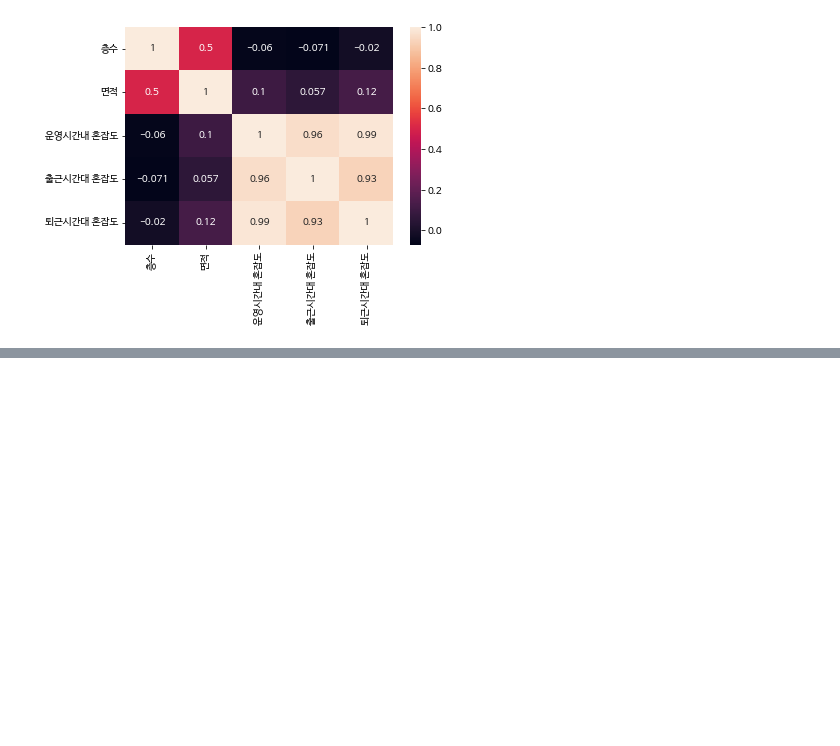
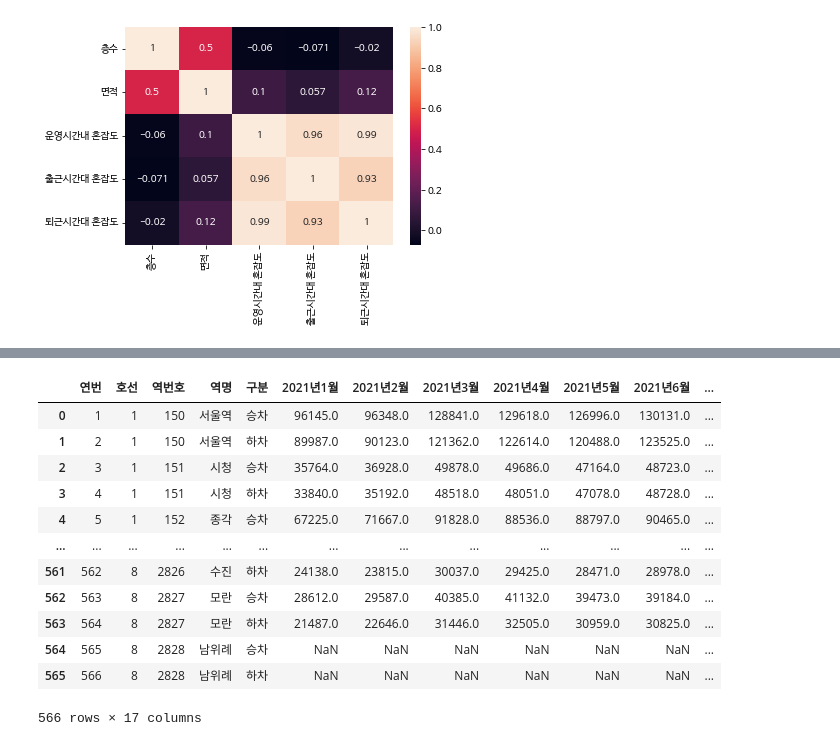
Before and after one commit to HyunJW/Subway_Analystic, a Jupyter notebook: 역사건축정보+혼잡도분석.ipynb, the cells around one changed output, grey strips where cells are left out. Saved outputs shown, nothing was run; the diff lists cells and outputs as text; code cells hidden in the pictures; blank space fills up the shorter version.

```diff
--- a/역사건축정보+혼잡도분석.ipynb
+++ b/역사건축정보+혼잡도분석.ipynb
@@ -412,0 +447,17 @@ plt.show()
+# %%
+df3=pd.read_csv("/content/역별 월별 노인 승하차인원_20211231.csv", encoding="cp949")
+df3
+# %% [output]
+|  | 연번 | 호선 | 역번호 | 역명 | 구분 | 2021년1월 | 2021년2월 | 2021년3월 | 2021년4월 | 2021년5월 | 2021년6월 | ... |
+| 0 | 1 | 1 | 150 | 서울역 | 승차 | 96145.0 | 96348.0 | 128841.0 | 129618.0 | 126996.0 | 130131.0 | ... |
+| 1 | 2 | 1 | 150 | 서울역 | 하차 | 89987.0 | 90123.0 | 121362.0 | 122614.0 | 120488.0 | 123525.0 | ... |
+| 2 | 3 | 1 | 151 | 시청 | 승차 | 35764.0 | 36928.0 | 49878.0 | 49686.0 | 47164.0 | 48723.0 | ... |
+| 3 | 4 | 1 | 151 | 시청 | 하차 | 33840.0 | 35192.0 | 48518.0 | 48051.0 | 47078.0 | 48728.0 | ... |
+| 4 | 5 | 1 | 152 | 종각 | 승차 | 67225.0 | 71667.0 | 91828.0 | 88536.0 | 88797.0 | 90465.0 | ... |
+| ... | ... | ... | ... | ... | ... | ... | ... | ... | ... | ... | ... | ... |
+| 561 | 562 | 8 | 2826 | 수진 | 하차 | 24138.0 | 23815.0 | 30037.0 | 29425.0 | 28471.0 | 28978.0 | ... |
+| 562 | 563 | 8 | 2827 | 모란 | 승차 | 28612.0 | 29587.0 | 40385.0 | 41132.0 | 39473.0 | 39184.0 | ... |
+| 563 | 564 | 8 | 2827 | 모란 | 하차 | 21487.0 | 22646.0 | 31446.0 | 32505.0 | 30959.0 | 30825.0 | ... |
+| 564 | 565 | 8 | 2828 | 남위례 | 승차 | NaN | NaN | NaN | NaN | NaN | NaN | ... |
+| 565 | 566 | 8 | 2828 | 남위례 | 하차 | NaN | NaN | NaN | NaN | NaN | NaN | ... |
+566 rows × 17 columns
```
Also changed, not shown: parts of 3 cells of this notebook.
